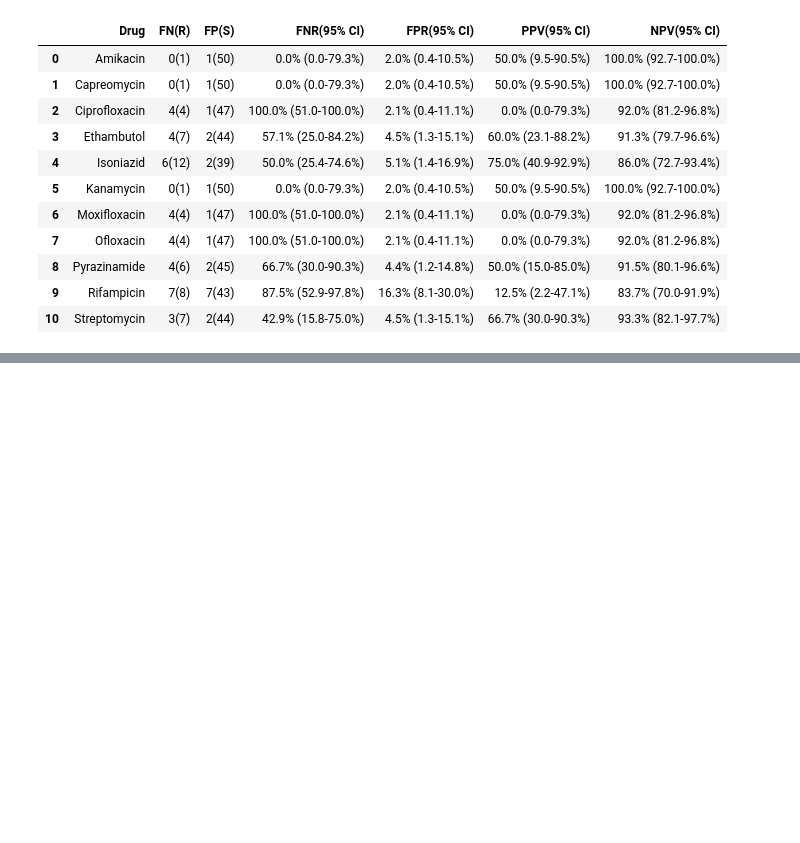
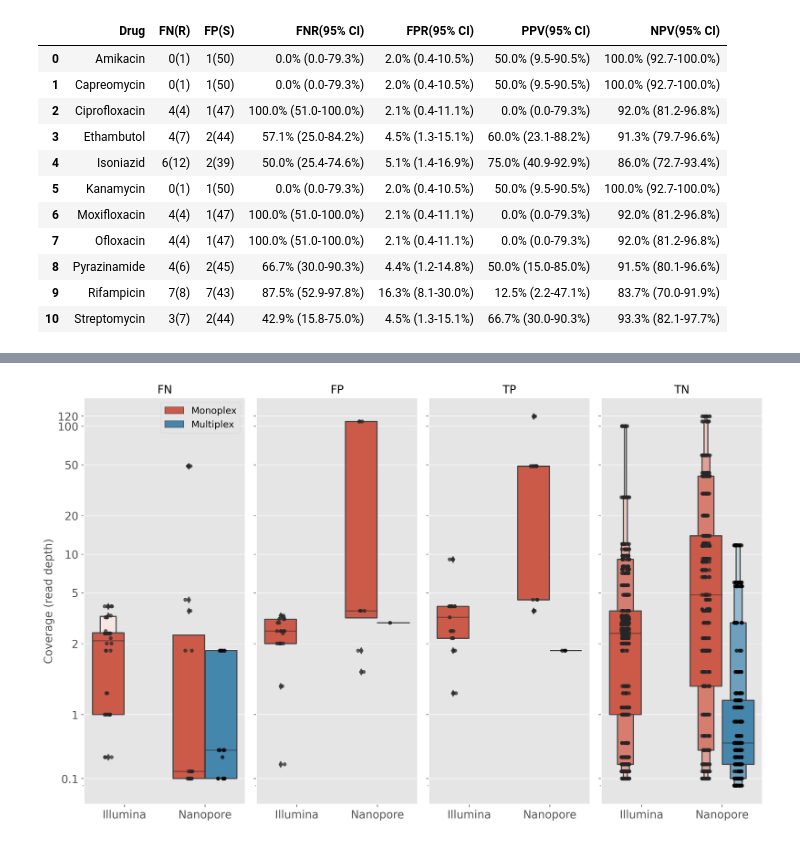
Before and after one commit to iqbal-lab-org/tb-sputum-project, a Jupyter notebook: workflow/notebooks/dst_eda.ipynb, the cells around one changed output, grey strips where cells are left out. Drawn from its saved outputs; the diff is of its cells as text; code cells hidden in the pictures; blank space fills up the shorter version.

```diff
--- a/workflow/notebooks/dst_eda.ipynb
+++ b/workflow/notebooks/dst_eda.ipynb
@@ -148,6 +201,7 @@ classmap = {"FN": 0, "FP": 1, "TN": 2, "TP": 3, "NA": 4}
 ill_sputum = sputum_df.query("technology=='illumina'")
 ill_sputum_names = set(ill_sputum["name"])
 # %%
+cov_clf = []
 X = np.zeros((len(samples), len(drugs)))
 for i, s in enumerate(sorted(samples)):
     if s not in ill_sputum_names:
@@ -157,6 +211,9 @@ for i, s in enumerate(sorted(samples)):
     for j, d in enumerate(drugs):
         expected = culture_df.at[(s, d), "prediction"]
         actual = ill_sputum.query("name==@s and drug==@d")["prediction"].iloc[0]
+
+        ix = (s, "sputum", "illumina", False)
+        cov = cov_df.at[ix, "coverage"]
 
         if expected == "S":
             if actual == "S":
@@ -168,7 +225,7 @@ for i, s in enumerate(sorted(samples)):
                 clf = "FN"
             else:
                 clf = "TP"
-
+        cov_clf.append((d, cov, clf, *ix))
         X[i][j] = classmap[clf]
 # %%
 fig, ax = plt.subplots(figsize=(10, 10), dpi=300)
@@ -762,3 +836,7 @@ ont_table
 | 19 | Rifampicin | Multiplex | 3(4) | 0(24) | 75.0% (30.1-95.4%) | 0.0% (0.0-13.8%) | 100.0% (20.7-100.0%) | 88.9% (71.9-96.1%) |
 | 20 | Streptomycin | Monoplex | 3(5) | 0(30) | 60.0% (23.1-88.2%) | 0.0% (0.0-11.4%) | 100.0% (34.2-100.0%) | 90.9% (76.4-96.9%) |
 | 21 | Streptomycin | Multiplex | 1(2) | 0(26) | 50.0% (9.5-90.5%) | 0.0% (0.0-12.9%) | 100.0% (20.7-100.0%) | 96.3% (81.7-99.3%) |
+# %%
+covclf_df = pd.DataFrame(cov_clf, columns=["drug", "coverage", "classification", "name", "source", "technology", "is_multiplex"])
+# %%
+covclf_df = covclf_df.loc[~covclf_df["coverage"].isna()]
@@ -764,0 +859,40 @@ ont_table
+# %%
+plt.style.use("ggplot")
+data = covclf_df.query("source=='sputum'")
+lsize = 14  # label size
+x = "technology"
+y = "coverage"
+hue = "is_multiplex"
+order = ["FN", "FP", "TP", "TN"]
+fig, axes = plt.subplots(figsize=(13, 8), dpi=300, ncols=len(order), sharey=True)
+for i, (clf, ax) in enumerate(zip(order, axes.flatten())):
+    sns.boxenplot(data=data.query("classification==@clf"), x=x, y=y, hue=hue, ax=ax, )#boxprops=dict(facecolor="none"), fliersize=0)
+    sns.stripplot(data=data.query("classification==@clf"), x=x, y=y, hue=hue, ax=ax, dodge=True, alpha=0.7, color="black")
+    ax.set_yscale("symlog")
+    ticks = [0.1, 1, 2, 5, 10, 20, 50, 100, 120]
+    ax.set_yticks(ticks)
+    _ = ax.set_yticklabels(ticks)
+    ax.set_xlabel("")
+    if i == 0:
+            handles, labels = ax.get_legend_handles_labels()
+            labels = ["Multiplex" if l == "True" else "Monoplex" for l in labels]
+            unique = [(h, l) for i, (h, l) in enumerate(zip(handles, labels)) if l not in labels[:i]]
+            ax.legend(*zip(*unique), fontsize="12")
+    else:
+        ax.legend().remove()
+#     ax.set_ylim((-0.1, 150))
+    ylabel = "" if i > 0 else "Coverage (read depth)"
+    _ = ax.set_ylabel(ylabel, fontsize="14")
+    labels = []
+    for label in ax.get_xticklabels():
+        label.set_fontsize(lsize)
+        label.set_text(label.get_text().capitalize())
+        labels.append(label)
+    ax.set_xticklabels(labels)
+    ax.yaxis.set_tick_params(labelsize=lsize)
+
+    ax.set_title(clf)
+
+plt.tight_layout()
+# %% [output]
+[figure, added]
```
Also changed, not shown: parts of 4 cells of this notebook, 2 other files.
